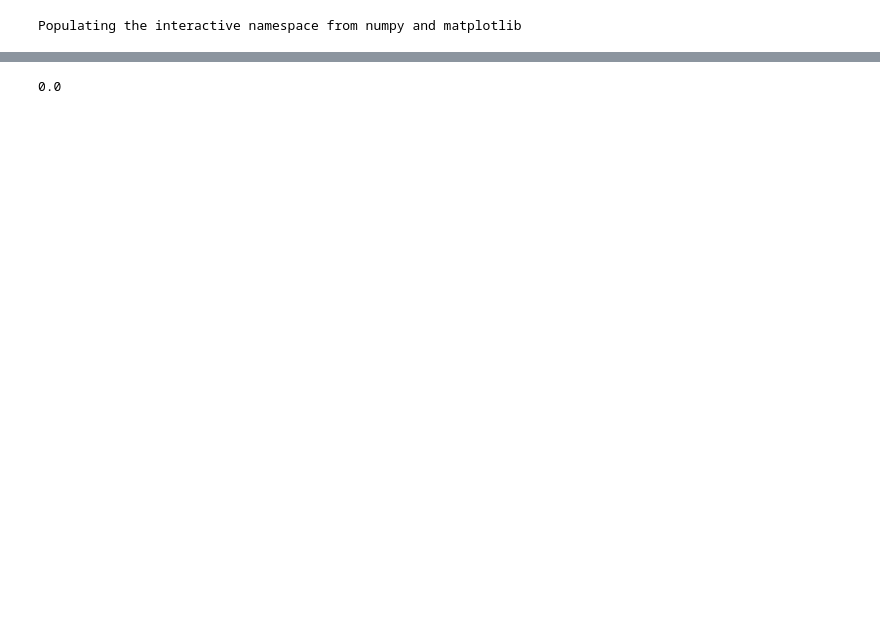
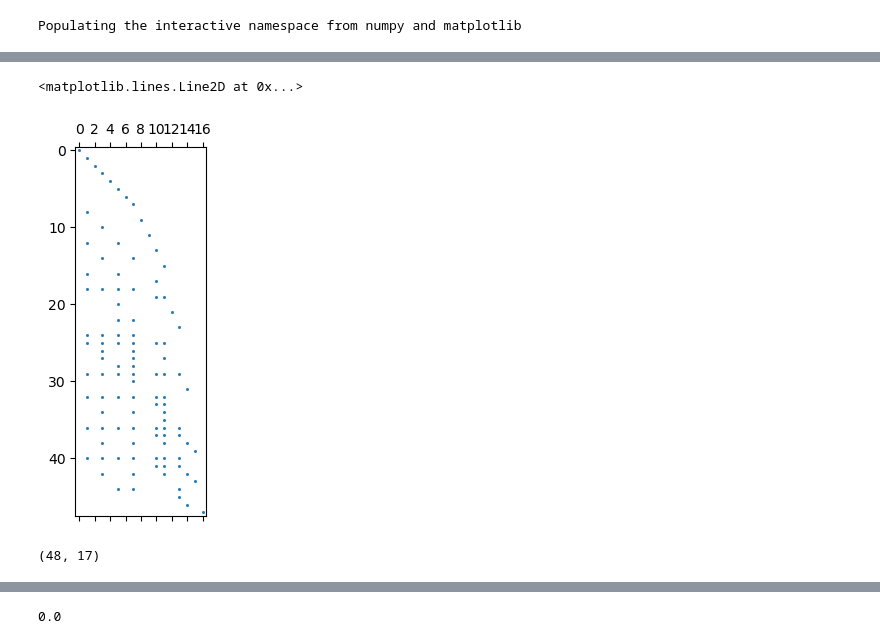
Before and after one commit to c-f-h/pyiga, a Jupyter notebook: notebooks/Multipatch3D_STTEST.ipynb, the cells around one changed output, grey strips where cells are left out. Saved outputs shown, nothing was run; the diff lists cells and outputs as text; code cells hidden in the pictures; blank space fills up the shorter version.

```diff
--- a/notebooks/Multipatch3D_STTEST.ipynb
+++ b/notebooks/Multipatch3D_STTEST.ipynb
@@ -1009,3 +1022,12 @@ Basis.shape
+# %%
+spy(Basis[:,nonderivedDofs],markersize=1)
+# %% [output]
+<matplotlib.lines.Line2D at 0x...>
+[figure, added]
+# %%
+Basis[:,nonderivedDofs].shape
+# %% [output]
+(48, 17)
 # %%
 MP.Constr
 # %% [output]
```
Also changed, not shown: parts of 33 cells of this notebook.
